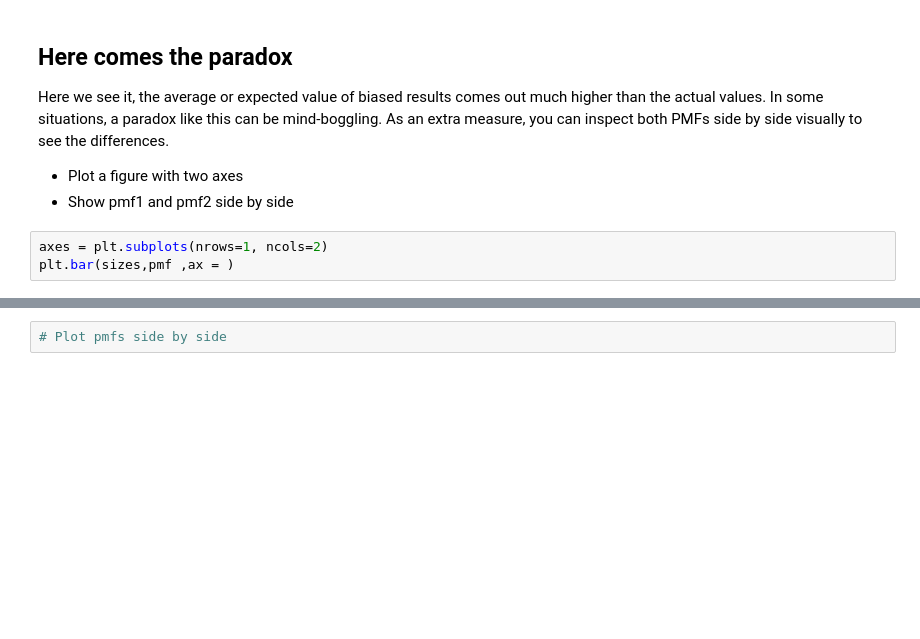
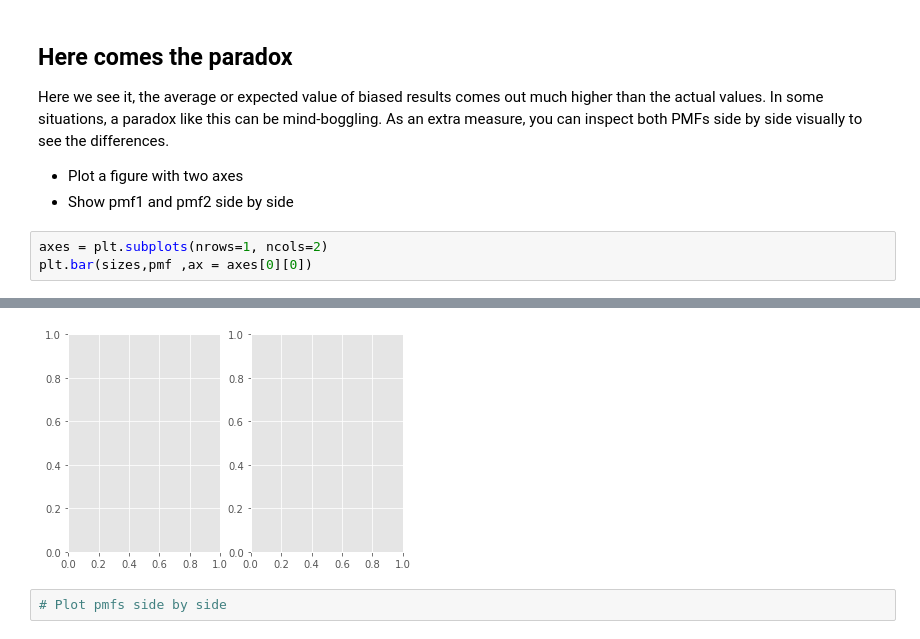
Before and after one commit to Pietrassyk/dsc-probability-mass-function-lab-nyc-ds-career-042219, a Jupyter notebook: index.ipynb, the cells around one changed output, grey strips where cells are left out. Drawn from its saved outputs; the diff is of its cells as text; blank space fills up the shorter version.

```diff
--- a/index.ipynb
+++ b/index.ipynb
@@ -154,5 +154,5 @@ Here we see it, the average or expected value of biased results comes out much h
 * Show pmf1 and pmf2 side by side
 # %%
 axes = plt.subplots(nrows=1, ncols=2)
-plt.bar(sizes,pmf ,ax = )
+plt.bar(sizes,pmf ,ax = axes[0][0])
 # %% [output]
@@ -160,3 +160,4 @@ SyntaxError: invalid syntax (<ipython-input-46-c924b6d1b4d6>, line 2)
+[figure, added]
 # %%
 # Plot pmfs side by side
 # %% [output]
```
Also changed, not shown: parts of 1 cell of this notebook.
